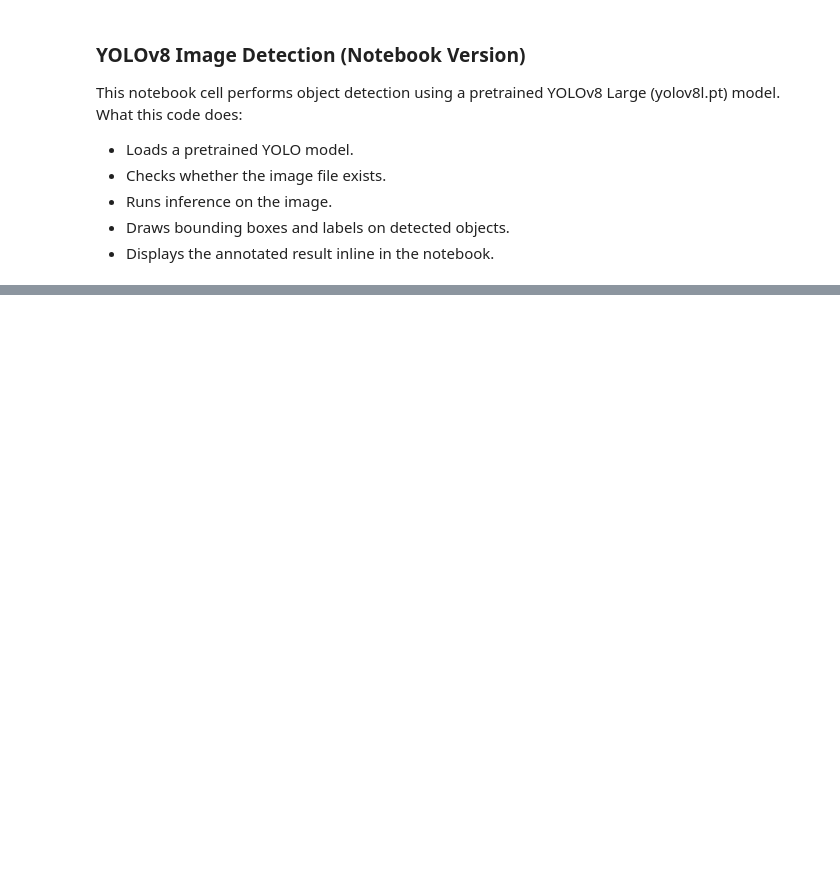
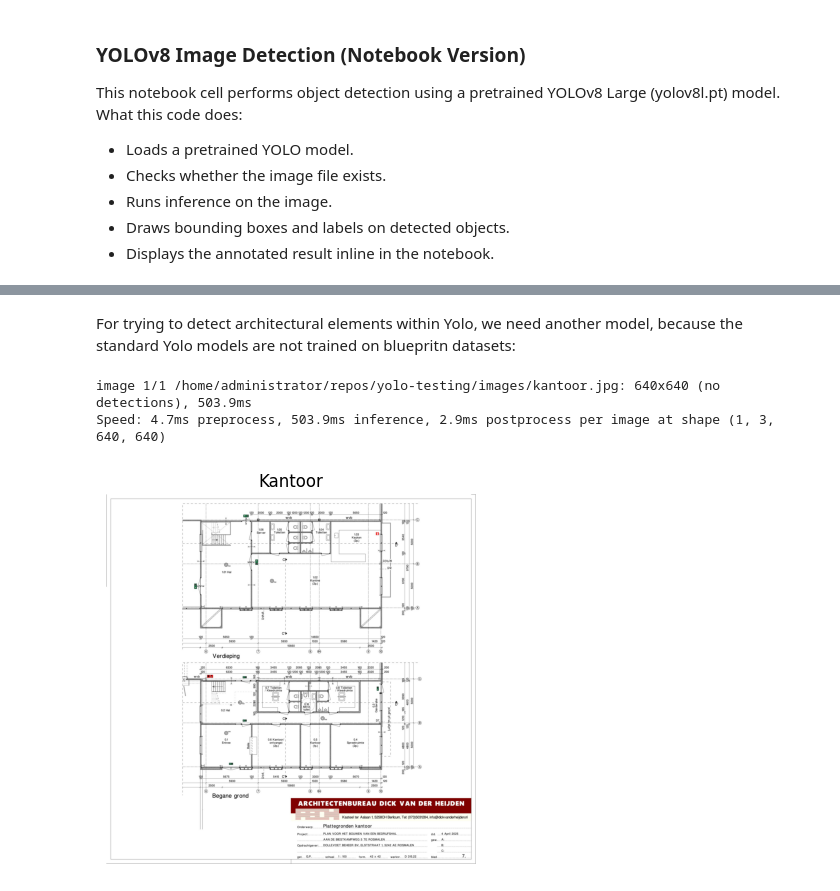
Before and after one commit to woutvddungen-2/yolo-testing, a Jupyter notebook: notebooks/First test.ipynb, the cells around one changed output, grey strips where cells are left out. Drawn from its saved outputs; the diff is of its cells as text; code cells hidden in the pictures; blank space fills up the shorter version.

```diff
--- a/notebooks/First test.ipynb
+++ b/notebooks/First test.ipynb
@@ -60,0 +65,14 @@ Speed: 1.1ms preprocess, 324.5ms inference, 0.8ms postprocess per image at shape
+# %% [markdown]
+For trying to detect architectural elements within Yolo, we need another model, because the standard Yolo models are not trained on bluepritn datasets:
+# %%
+#detect the image and get the annotated result
+img = detect("images/kantoor.jpg", 0.3)
+
+plt.imshow(cv2.cvtColor(img, cv2.COLOR_BGR2RGB))
+plt.title("Kantoor")
+plt.axis("off")
+plt.show()
+# %% [output]
+image 1/1 /home/administrator/repos/yolo-testing/images/kantoor.jpg: 640x640 (no detections), 503.9ms
+Speed: 4.7ms preprocess, 503.9ms inference, 2.9ms postprocess per image at shape (1, 3, 640, 640)
+[figure, added]
```
Also changed, not shown: parts of 1 cell of this notebook, 2 other files.
